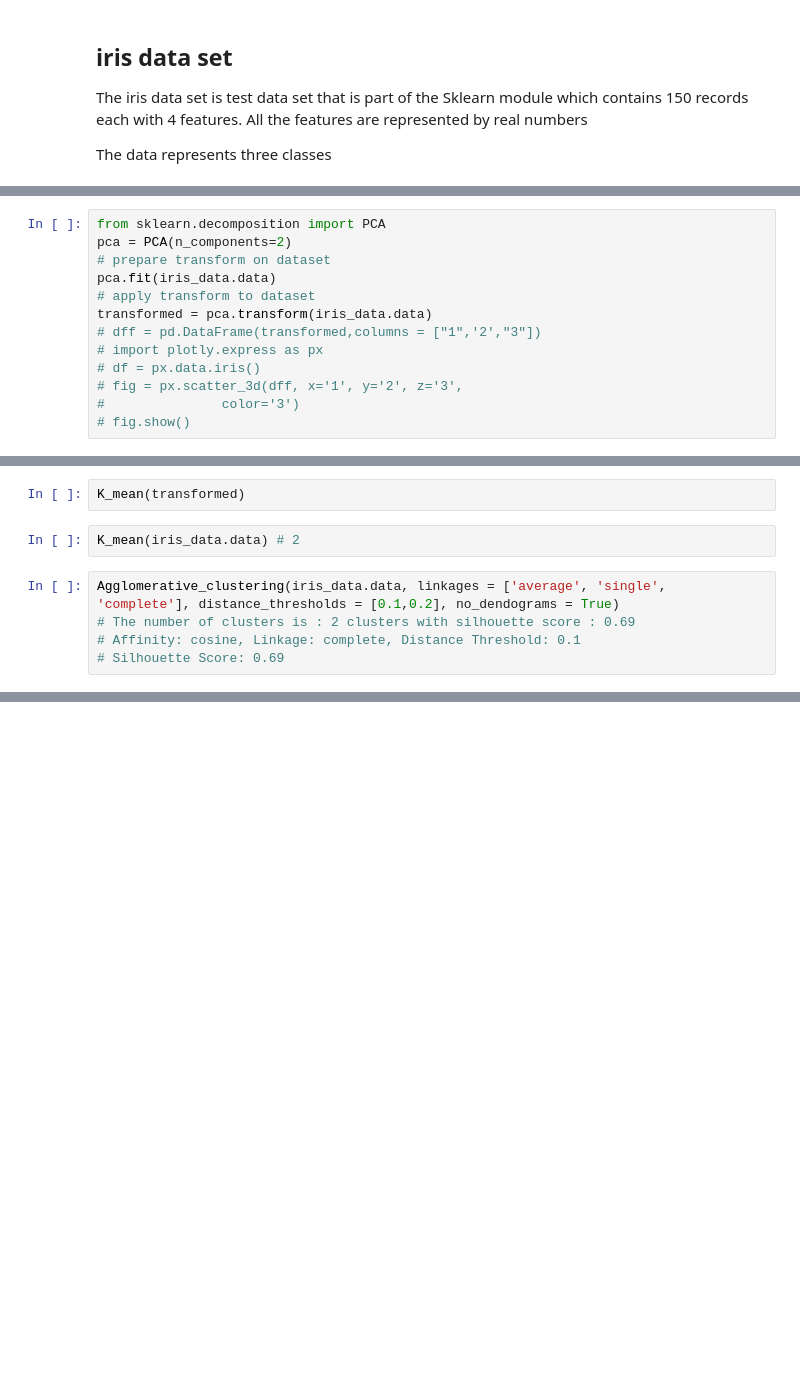
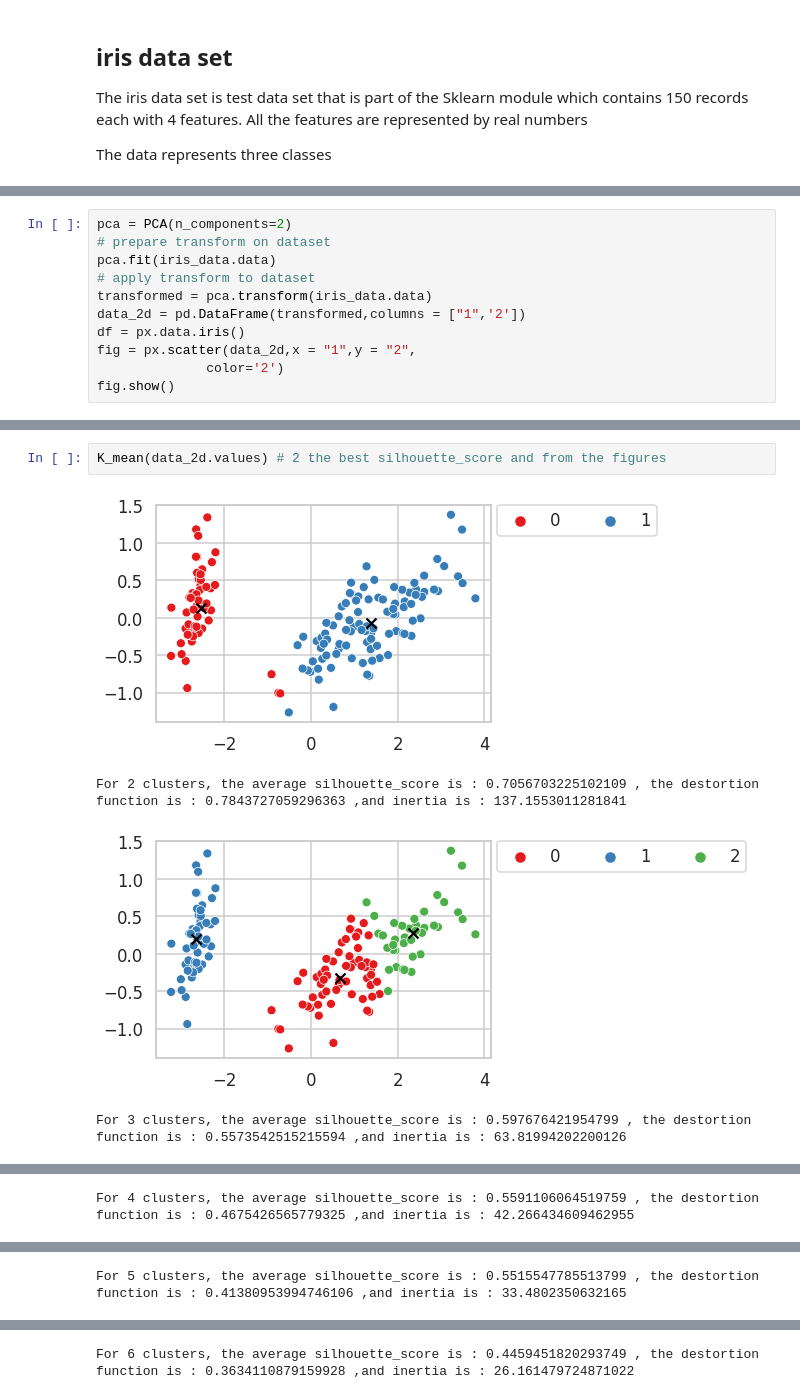
Before and after one commit to tamer017/Clustering, a Jupyter notebook: Gaussian_Mixture.ipynb, the cells around one changed output, grey strips where cells are left out. Saved outputs shown, nothing was run; the diff lists cells and outputs as text; blank space fills up the shorter version.

```diff
--- a/Gaussian_Mixture.ipynb
+++ b/Gaussian_Mixture.ipynb
@@ -352,13 +239,11 @@ K_mean(dff)
 # %%
-from sklearn.decomposition import PCA
 pca = PCA(n_components=2)
 # prepare transform on dataset
 pca.fit(iris_data.data)
 # apply transform to dataset
 transformed = pca.transform(iris_data.data)
-# dff = pd.DataFrame(transformed,columns = ["1",'2',"3"])
-# import plotly.express as px
-# df = px.data.iris()
-# fig = px.scatter_3d(dff, x='1', y='2', z='3',
-#               color='3')
-# fig.show()
+data_2d = pd.DataFrame(transformed,columns = ["1",'2'])
+df = px.data.iris()
+fig = px.scatter(data_2d,x = "1",y = "2",
+              color='2')
+fig.show()
@@ -365,9 +252,7 @@ transformed = pca.transform(iris_data.data)
-# %%
-K_mean(transformed)
-# %%
-K_mean(iris_data.data) # 2
-# %%
-Agglomerative_clustering(iris_data.data, linkages = ['average', 'single', 'complete'], distance_thresholds = [0.1,0.2], no_dendograms = True)
-# The number of clusters is : 2 clusters with silhouette score : 0.69
-# Affinity: cosine, Linkage: complete, Distance Threshold: 0.1
-# Silhouette Score: 0.69
+# %%
+K_mean(data_2d.values) # 2 the best silhouette_score and from the figures
+# %% [output]
+[figure, added]
+For 2 clusters, the average silhouette_score is : 0.7056703225102109 , the destortion function is : 0.7843727059296363 ,and inertia is : 137.1553011281841
+[figure, added]
+For 3 clusters, the average silhouette_score is : 0.597676421954799 , the destortion function is : 0.5573542515215594 ,and inertia is : 63.81994202200126
@@ -373,0 +260 @@ Agglomerative_clustering(iris_data.data, linkages = ['average', 'single', 'compl
+For 4 clusters, the average silhouette_score is : 0.5591106064519759 , the destortion function is : 0.4675426565779325 ,and inertia is : 42.266434609462955
@@ -373,0 +262 @@ Agglomerative_clustering(iris_data.data, linkages = ['average', 'single', 'compl
+For 5 clusters, the average silhouette_score is : 0.5515547785513799 , the destortion function is : 0.41380953994746106 ,and inertia is : 33.4802350632165
@@ -373,0 +264 @@ Agglomerative_clustering(iris_data.data, linkages = ['average', 'single', 'compl
+For 6 clusters, the average silhouette_score is : 0.4459451820293749 , the destortion function is : 0.3634110879159928 ,and inertia is : 26.161479724871022
```
Also changed, not shown: parts of 37 cells of this notebook.
